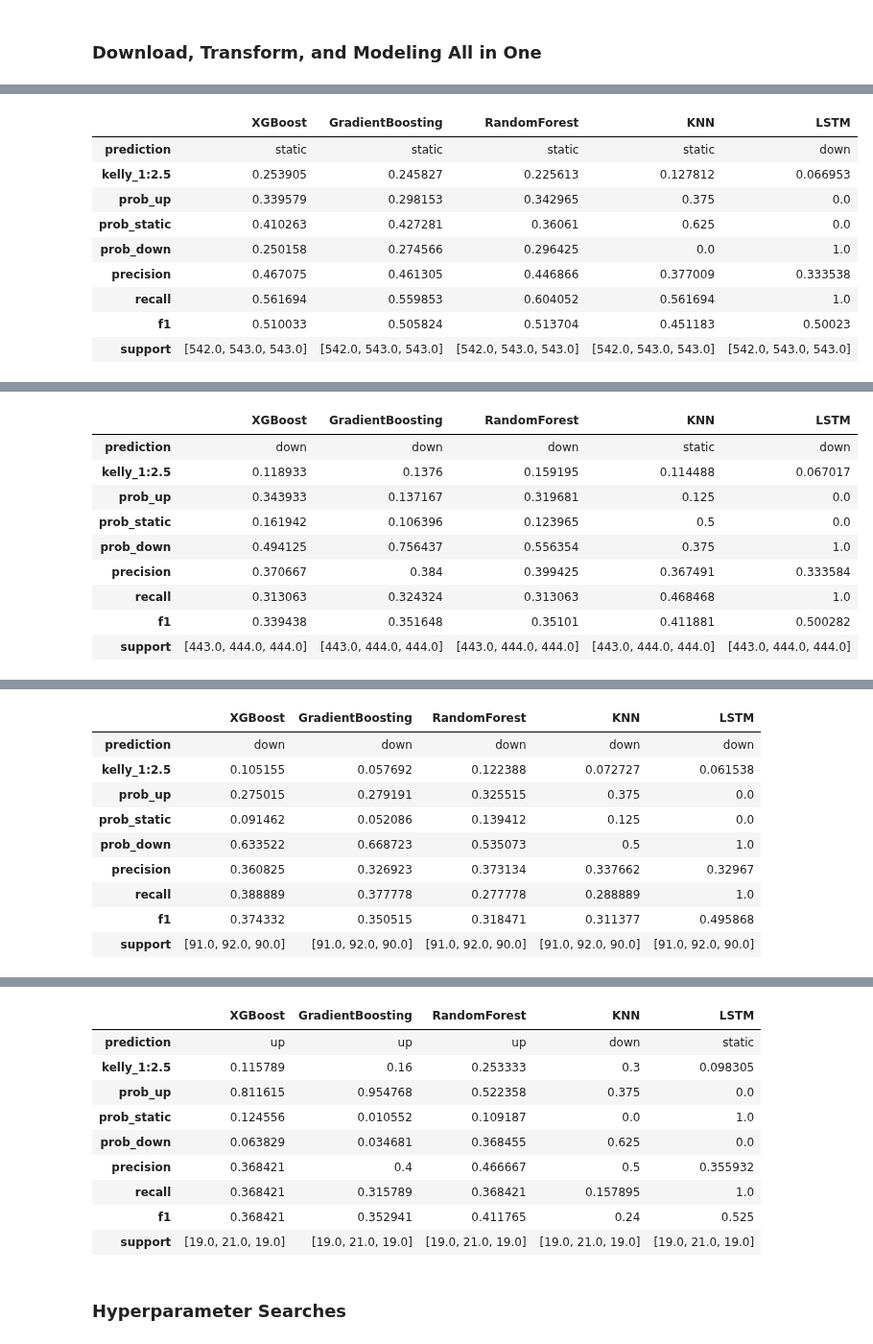
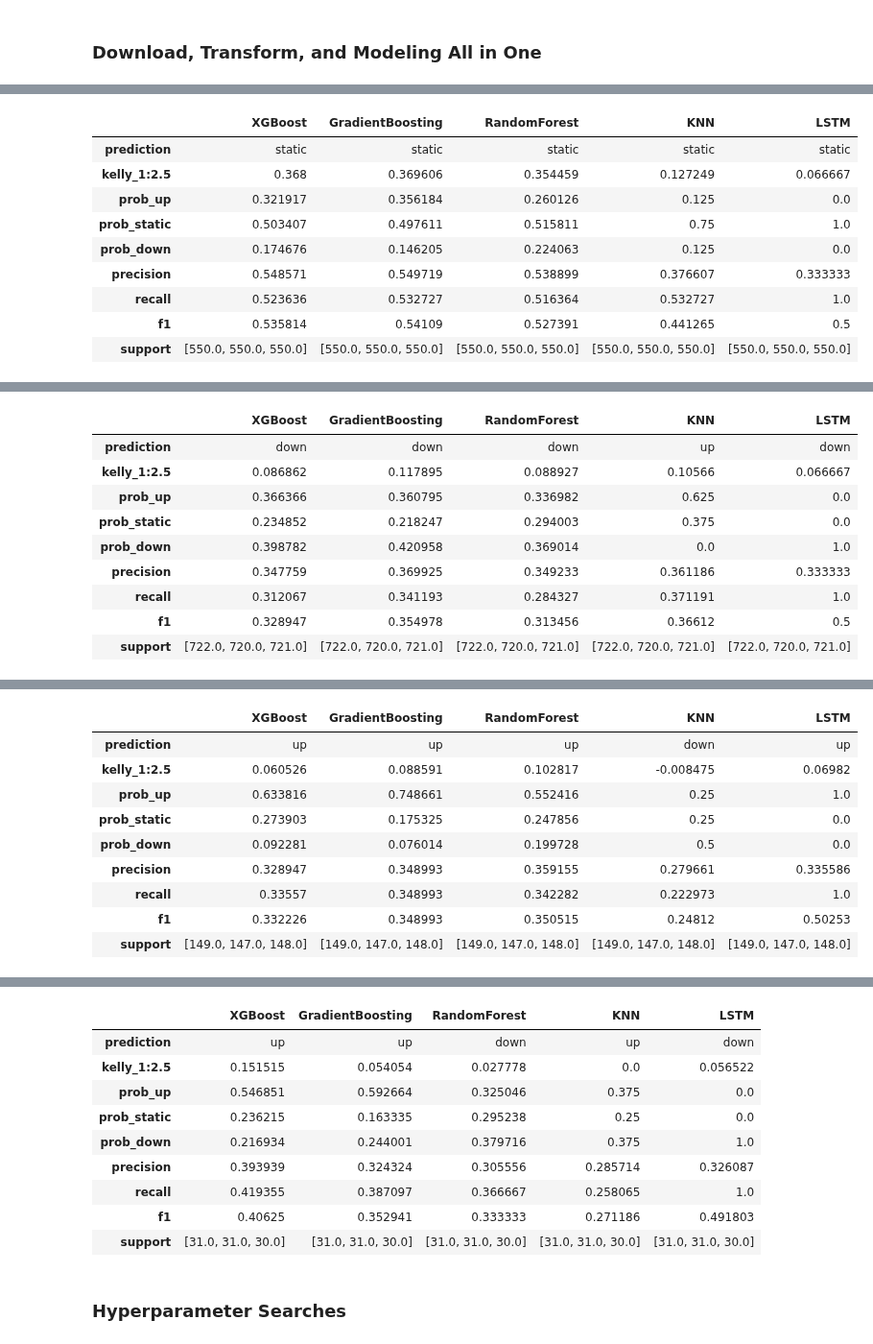
Before and after one commit to yuchild/stock_production, a Jupyter notebook: stock_next_time_frame_predictor.ipynb, the cells around one changed output, grey strips where cells are left out. Shown at 96% size. Drawn from its saved outputs; the diff is of its cells as text; code cells hidden in the pictures.

```diff
--- a/stock_next_time_frame_predictor.ipynb
+++ b/stock_next_time_frame_predictor.ipynb
@@ -79,5 +79,5 @@ from src import modules as f # f is for function
 # %% [markdown]
 ### Download, Transform, and Modeling All in One
 # %%
-f.predictions('mstr')
+f.predictions('oxy')
 # %% [output]
@@ -107,10 +107,10 @@ MSTR 1h Interval Timestamp: 2024-12-27 03:08:03
 |  | XGBoost | GradientBoosting | RandomForest | KNN | LSTM |
-| prediction | static | static | static | static | down |
-| kelly_1:2.5 | 0.253905 | 0.245827 | 0.225613 | 0.127812 | 0.066953 |
-| prob_up | 0.339579 | 0.298153 | 0.342965 | 0.375 | 0.0 |
-| prob_static | 0.410263 | 0.427281 | 0.36061 | 0.625 | 0.0 |
-| prob_down | 0.250158 | 0.274566 | 0.296425 | 0.0 | 1.0 |
-| precision | 0.467075 | 0.461305 | 0.446866 | 0.377009 | 0.333538 |
-| recall | 0.561694 | 0.559853 | 0.604052 | 0.561694 | 1.0 |
-| f1 | 0.510033 | 0.505824 | 0.513704 | 0.451183 | 0.50023 |
-| support | [542.0, 543.0, 543.0] | [542.0, 543.0, 543.0] | [542.0, 543.0, 543.0] | [542.0, 543.0, 543.0] | [542.0, 543.0, 543.0] |
+| prediction | static | static | static | static | static |
+| kelly_1:2.5 | 0.368 | 0.369606 | 0.354459 | 0.127249 | 0.066667 |
+| prob_up | 0.321917 | 0.356184 | 0.260126 | 0.125 | 0.0 |
+| prob_static | 0.503407 | 0.497611 | 0.515811 | 0.75 | 1.0 |
+| prob_down | 0.174676 | 0.146205 | 0.224063 | 0.125 | 0.0 |
+| precision | 0.548571 | 0.549719 | 0.538899 | 0.376607 | 0.333333 |
+| recall | 0.523636 | 0.532727 | 0.516364 | 0.532727 | 1.0 |
+| f1 | 0.535814 | 0.54109 | 0.527391 | 0.441265 | 0.5 |
+| support | [550.0, 550.0, 550.0] | [550.0, 550.0, 550.0] | [550.0, 550.0, 550.0] | [550.0, 550.0, 550.0] | [550.0, 550.0, 550.0] |
@@ -118,10 +118,10 @@ MSTR 1d Interval Timestamp: 2024-12-27 03:08:44
 |  | XGBoost | GradientBoosting | RandomForest | KNN | LSTM |
-| prediction | down | down | down | static | down |
-| kelly_1:2.5 | 0.118933 | 0.1376 | 0.159195 | 0.114488 | 0.067017 |
-| prob_up | 0.343933 | 0.137167 | 0.319681 | 0.125 | 0.0 |
-| prob_static | 0.161942 | 0.106396 | 0.123965 | 0.5 | 0.0 |
-| prob_down | 0.494125 | 0.756437 | 0.556354 | 0.375 | 1.0 |
-| precision | 0.370667 | 0.384 | 0.399425 | 0.367491 | 0.333584 |
-| recall | 0.313063 | 0.324324 | 0.313063 | 0.468468 | 1.0 |
-| f1 | 0.339438 | 0.351648 | 0.35101 | 0.411881 | 0.500282 |
-| support | [443.0, 444.0, 444.0] | [443.0, 444.0, 444.0] | [443.0, 444.0, 444.0] | [443.0, 444.0, 444.0] | [443.0, 444.0, 444.0] |
+| prediction | down | down | down | up | down |
+| kelly_1:2.5 | 0.086862 | 0.117895 | 0.088927 | 0.10566 | 0.066667 |
+| prob_up | 0.366366 | 0.360795 | 0.336982 | 0.625 | 0.0 |
+| prob_static | 0.234852 | 0.218247 | 0.294003 | 0.375 | 0.0 |
+| prob_down | 0.398782 | 0.420958 | 0.369014 | 0.0 | 1.0 |
+| precision | 0.347759 | 0.369925 | 0.349233 | 0.361186 | 0.333333 |
+| recall | 0.312067 | 0.341193 | 0.284327 | 0.371191 | 1.0 |
+| f1 | 0.328947 | 0.354978 | 0.313456 | 0.36612 | 0.5 |
+| support | [722.0, 720.0, 721.0] | [722.0, 720.0, 721.0] | [722.0, 720.0, 721.0] | [722.0, 720.0, 721.0] | [722.0, 720.0, 721.0] |
@@ -129,10 +129,10 @@ MSTR 1wk Interval Timestamp: 2024-12-27 03:09:21
 |  | XGBoost | GradientBoosting | RandomForest | KNN | LSTM |
-| prediction | down | down | down | down | down |
-| kelly_1:2.5 | 0.105155 | 0.057692 | 0.122388 | 0.072727 | 0.061538 |
-| prob_up | 0.275015 | 0.279191 | 0.325515 | 0.375 | 0.0 |
-| prob_static | 0.091462 | 0.052086 | 0.139412 | 0.125 | 0.0 |
-| prob_down | 0.633522 | 0.668723 | 0.535073 | 0.5 | 1.0 |
-| precision | 0.360825 | 0.326923 | 0.373134 | 0.337662 | 0.32967 |
-| recall | 0.388889 | 0.377778 | 0.277778 | 0.288889 | 1.0 |
-| f1 | 0.374332 | 0.350515 | 0.318471 | 0.311377 | 0.495868 |
-| support | [91.0, 92.0, 90.0] | [91.0, 92.0, 90.0] | [91.0, 92.0, 90.0] | [91.0, 92.0, 90.0] | [91.0, 92.0, 90.0] |
+| prediction | up | up | up | down | up |
+| kelly_1:2.5 | 0.060526 | 0.088591 | 0.102817 | -0.008475 | 0.06982 |
+| prob_up | 0.633816 | 0.748661 | 0.552416 | 0.25 | 1.0 |
+| prob_static | 0.273903 | 0.175325 | 0.247856 | 0.25 | 0.0 |
+| prob_down | 0.092281 | 0.076014 | 0.199728 | 0.5 | 0.0 |
+| precision | 0.328947 | 0.348993 | 0.359155 | 0.279661 | 0.335586 |
+| recall | 0.33557 | 0.348993 | 0.342282 | 0.222973 | 1.0 |
+| f1 | 0.332226 | 0.348993 | 0.350515 | 0.24812 | 0.50253 |
+| support | [149.0, 147.0, 148.0] | [149.0, 147.0, 148.0] | [149.0, 147.0, 148.0] | [149.0, 147.0, 148.0] | [149.0, 147.0, 148.0] |
@@ -140,13 +140,13 @@ MSTR 1mo Interval Timestamp: 2024-12-27 03:09:37
 |  | XGBoost | GradientBoosting | RandomForest | KNN | LSTM |
-| prediction | up | up | up | down | static |
-| kelly_1:2.5 | 0.115789 | 0.16 | 0.253333 | 0.3 | 0.098305 |
-| prob_up | 0.811615 | 0.954768 | 0.522358 | 0.375 | 0.0 |
-| prob_static | 0.124556 | 0.010552 | 0.109187 | 0.0 | 1.0 |
-| prob_down | 0.063829 | 0.034681 | 0.368455 | 0.625 | 0.0 |
-| precision | 0.368421 | 0.4 | 0.466667 | 0.5 | 0.355932 |
-| recall | 0.368421 | 0.315789 | 0.368421 | 0.157895 | 1.0 |
-| f1 | 0.368421 | 0.352941 | 0.411765 | 0.24 | 0.525 |
-| support | [19.0, 21.0, 19.0] | [19.0, 21.0, 19.0] | [19.0, 21.0, 19.0] | [19.0, 21.0, 19.0] | [19.0, 21.0, 19.0] |
+| prediction | up | up | down | up | down |
+| kelly_1:2.5 | 0.151515 | 0.054054 | 0.027778 | 0.0 | 0.056522 |
+| prob_up | 0.546851 | 0.592664 | 0.325046 | 0.375 | 0.0 |
+| prob_static | 0.236215 | 0.163335 | 0.295238 | 0.25 | 0.0 |
+| prob_down | 0.216934 | 0.244001 | 0.379716 | 0.375 | 1.0 |
+| precision | 0.393939 | 0.324324 | 0.305556 | 0.285714 | 0.326087 |
+| recall | 0.419355 | 0.387097 | 0.366667 | 0.258065 | 1.0 |
+| f1 | 0.40625 | 0.352941 | 0.333333 | 0.271186 | 0.491803 |
+| support | [31.0, 31.0, 30.0] | [31.0, 31.0, 30.0] | [31.0, 31.0, 30.0] | [31.0, 31.0, 30.0] | [31.0, 31.0, 30.0] |
 # %%
 symbol='NVDA'
 interval='1d'
```
Also changed, not shown: parts of 1 cell of this notebook, 12 other files.
